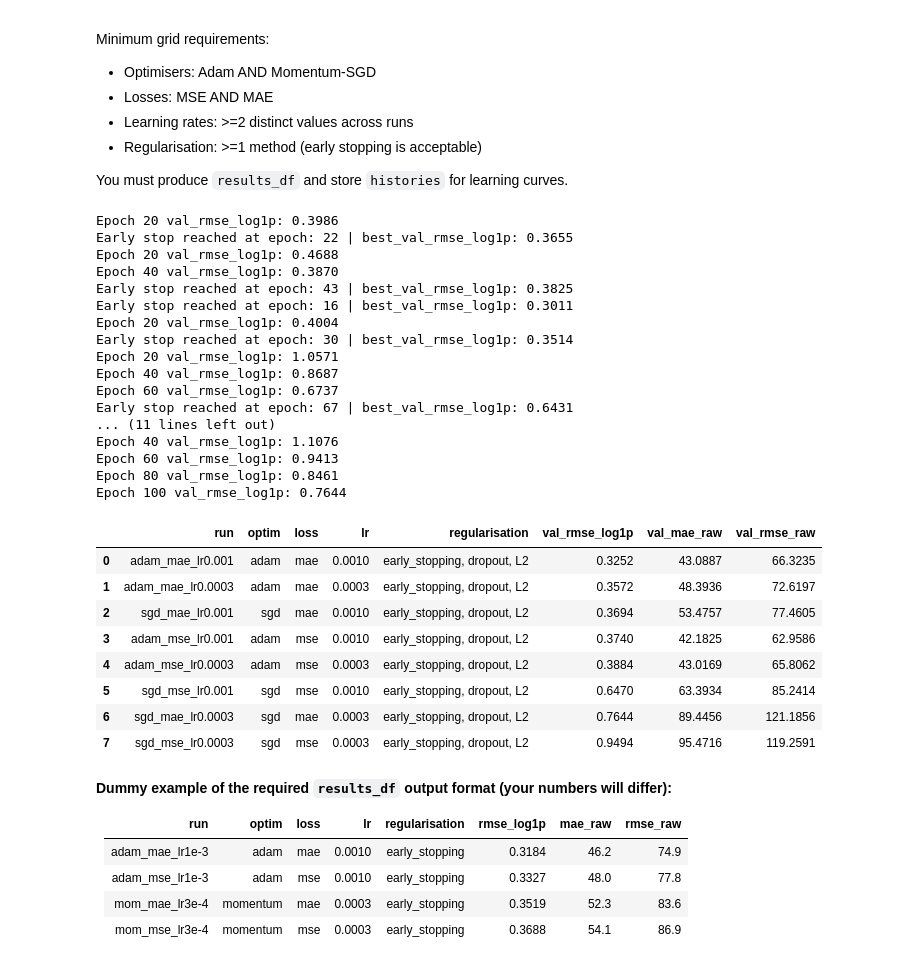
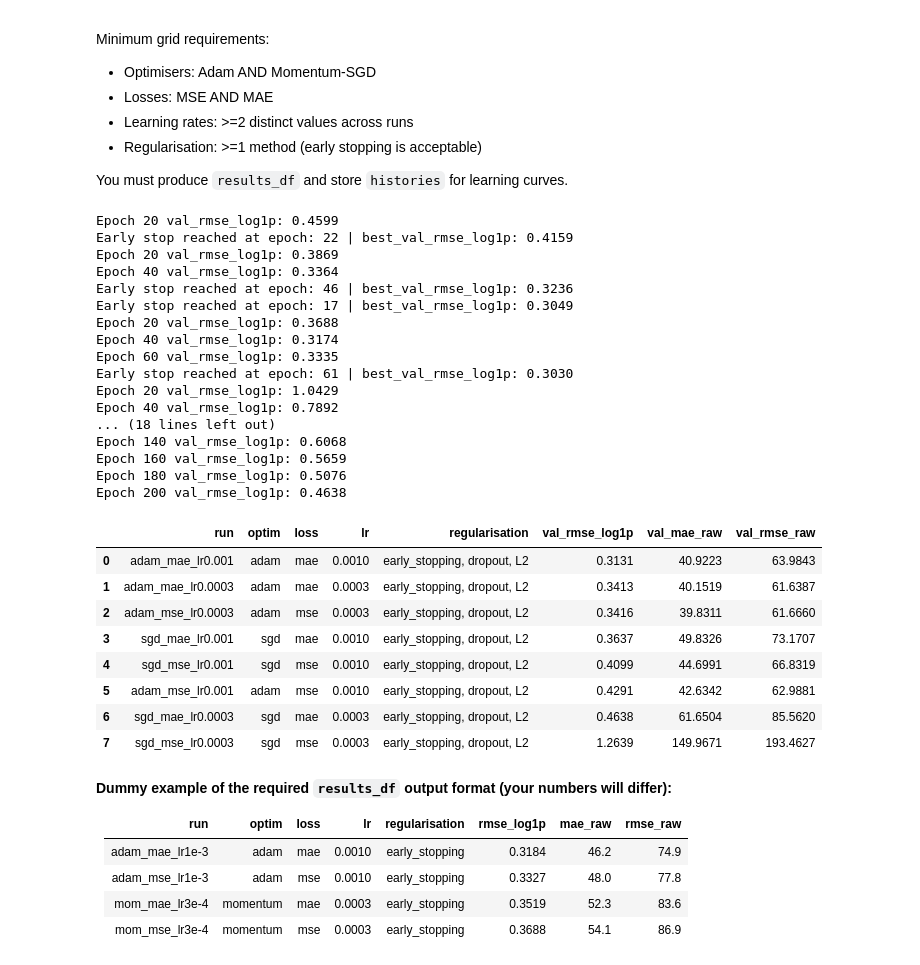
Before and after one commit to Will-Barnard-WB/AI-ML-Assignments, a Jupyter notebook: CM22009_S2_coursework_specifications [Version Release]/starter_notebook_CM22009_bikeshare_Coursework_TODO.ipynb, the cells around one changed output. Cells and saved outputs as stored; diff of their text form; code cells hidden in the pictures.

```diff
--- a/CM22009_S2_coursework_specifications [Version Release]/starter_notebook_CM22009_bikeshare_Coursework_TODO.ipynb
+++ b/CM22009_S2_coursework_specifications [Version Release]/starter_notebook_CM22009_bikeshare_Coursework_TODO.ipynb
@@ -610,14 +610,14 @@ for optimizer in optimizers:
                     config = {
                         "hidden": (256, 128, 64),
                         "activation": "relu",
-                        "dropout": 0.2,
+                        "dropout": 0.1,
                         "optimizer": optimizer,
                         "loss": loss,
                         "lr": lr,
                         "batch_size": 64,
-                        "max_epochs": 100,
+                        "max_epochs": 200,
                         "early_stopping": True,
-                        "patience": 5,
+                        "patience": 10,
                         }
                     configs.append(config)
 
@@ -641,58 +641,58 @@ for i, cfg in enumerate(configs):
     histories[run_name] = history_df[["epoch", "val_rmse_log1p", "val_mae_raw", "val_rmse_raw"]]
 
     last_metrics = history_df[["epoch", "val_rmse_log1p", "val_mae_raw", "val_rmse_raw"]].iloc[-1].to_dict()
 
     results.append({
         "run": run_name,
         "optim": cfg["optimizer"],
         "loss": cfg["loss"],
         "lr": cfg["lr"],
         "regularisation": "early_stopping, dropout, L2",
         "val_rmse_log1p": last_metrics["val_rmse_log1p"],
         "val_mae_raw": last_metrics["val_mae_raw"],
         "val_rmse_raw": last_metrics["val_rmse_raw"]
     })
 
 # 3) Display `results_df`.
 
 results_df = pd.DataFrame(results).sort_values("val_rmse_log1p").reset_index(drop=True)
 
 results_df
 
 # CONTROLLED EXPERIMENTS REQUIREMENT (minimum 4 runs):
 # - Hold constant across runs: data split, preprocessing, architecture (hidden dims), batch_size, epochs,
 #   early_stopping settings (early_stopping=True, patience fixed), and metric (RMSE(log1p)).
 # - Vary across runs: optimiser (Adam vs Momentum-SGD) AND loss (MSE vs MAE).
 # - Use stable LRs (e.g., Adam ~1e-3; Momentum may need smaller, e.g., 3e-4) and include gradient clipping.
 #
 # NOTE: You MUST use validation metrics (not test) to compare runs and select the best run.
 # %% [output]
-Epoch 20 val_rmse_log1p: 0.3986
-Early stop reached at epoch: 22 | best_val_rmse_log1p: 0.3655
-Epoch 20 val_rmse_log1p: 0.4688
-Epoch 40 val_rmse_log1p: 0.3870
-Early stop reached at epoch: 43 | best_val_rmse_log1p: 0.3825
-Early stop reached at epoch: 16 | best_val_rmse_log1p: 0.3011
-Epoch 20 val_rmse_log1p: 0.4004
-Early stop reached at epoch: 30 | best_val_rmse_log1p: 0.3514
-Epoch 20 val_rmse_log1p: 1.0571
-Epoch 40 val_rmse_log1p: 0.8687
-Epoch 60 val_rmse_log1p: 0.6737
-Early stop reached at epoch: 67 | best_val_rmse_log1p: 0.6431
-... (11 lines left out)
-Epoch 40 val_rmse_log1p: 1.1076
-Epoch 60 val_rmse_log1p: 0.9413
-Epoch 80 val_rmse_log1p: 0.8461
-Epoch 100 val_rmse_log1p: 0.7644
+Epoch 20 val_rmse_log1p: 0.4599
+Early stop reached at epoch: 22 | best_val_rmse_log1p: 0.4159
+Epoch 20 val_rmse_log1p: 0.3869
+Epoch 40 val_rmse_log1p: 0.3364
+Early stop reached at epoch: 46 | best_val_rmse_log1p: 0.3236
+Early stop reached at epoch: 17 | best_val_rmse_log1p: 0.3049
+Epoch 20 val_rmse_log1p: 0.3688
+Epoch 40 val_rmse_log1p: 0.3174
+Epoch 60 val_rmse_log1p: 0.3335
+Early stop reached at epoch: 61 | best_val_rmse_log1p: 0.3030
+Epoch 20 val_rmse_log1p: 1.0429
+Epoch 40 val_rmse_log1p: 0.7892
+... (18 lines left out)
+Epoch 140 val_rmse_log1p: 0.6068
+Epoch 160 val_rmse_log1p: 0.5659
+Epoch 180 val_rmse_log1p: 0.5076
+Epoch 200 val_rmse_log1p: 0.4638
 |  | run | optim | loss | lr | regularisation | val_rmse_log1p | val_mae_raw | val_rmse_raw |
-| 0 | adam_mae_lr0.001 | adam | mae | 0.0010 | early_stopping, dropout, L2 | 0.3252 | 43.0887 | 66.3235 |
-| 1 | adam_mae_lr0.0003 | adam | mae | 0.0003 | early_stopping, dropout, L2 | 0.3572 | 48.3936 | 72.6197 |
-| 2 | sgd_mae_lr0.001 | sgd | mae | 0.0010 | early_stopping, dropout, L2 | 0.3694 | 53.4757 | 77.4605 |
-| 3 | adam_mse_lr0.001 | adam | mse | 0.0010 | early_stopping, dropout, L2 | 0.3740 | 42.1825 | 62.9586 |
-| 4 | adam_mse_lr0.0003 | adam | mse | 0.0003 | early_stopping, dropout, L2 | 0.3884 | 43.0169 | 65.8062 |
-| 5 | sgd_mse_lr0.001 | sgd | mse | 0.0010 | early_stopping, dropout, L2 | 0.6470 | 63.3934 | 85.2414 |
-| 6 | sgd_mae_lr0.0003 | sgd | mae | 0.0003 | early_stopping, dropout, L2 | 0.7644 | 89.4456 | 121.1856 |
-| 7 | sgd_mse_lr0.0003 | sgd | mse | 0.0003 | early_stopping, dropout, L2 | 0.9494 | 95.4716 | 119.2591 |
+| 0 | adam_mae_lr0.001 | adam | mae | 0.0010 | early_stopping, dropout, L2 | 0.3131 | 40.9223 | 63.9843 |
+| 1 | adam_mae_lr0.0003 | adam | mae | 0.0003 | early_stopping, dropout, L2 | 0.3413 | 40.1519 | 61.6387 |
+| 2 | adam_mse_lr0.0003 | adam | mse | 0.0003 | early_stopping, dropout, L2 | 0.3416 | 39.8311 | 61.6660 |
+| 3 | sgd_mae_lr0.001 | sgd | mae | 0.0010 | early_stopping, dropout, L2 | 0.3637 | 49.8326 | 73.1707 |
+| 4 | sgd_mse_lr0.001 | sgd | mse | 0.0010 | early_stopping, dropout, L2 | 0.4099 | 44.6991 | 66.8319 |
+| 5 | adam_mse_lr0.001 | adam | mse | 0.0010 | early_stopping, dropout, L2 | 0.4291 | 42.6342 | 62.9881 |
+| 6 | sgd_mae_lr0.0003 | sgd | mae | 0.0003 | early_stopping, dropout, L2 | 0.4638 | 61.6504 | 85.5620 |
+| 7 | sgd_mse_lr0.0003 | sgd | mse | 0.0003 | early_stopping, dropout, L2 | 1.2639 | 149.9671 | 193.4627 |
 # %% [markdown]
 **Dummy example of the required `results_df` output format (your numbers will differ):**
 
```
Also changed, not shown: parts of 5 cells of this notebook.
